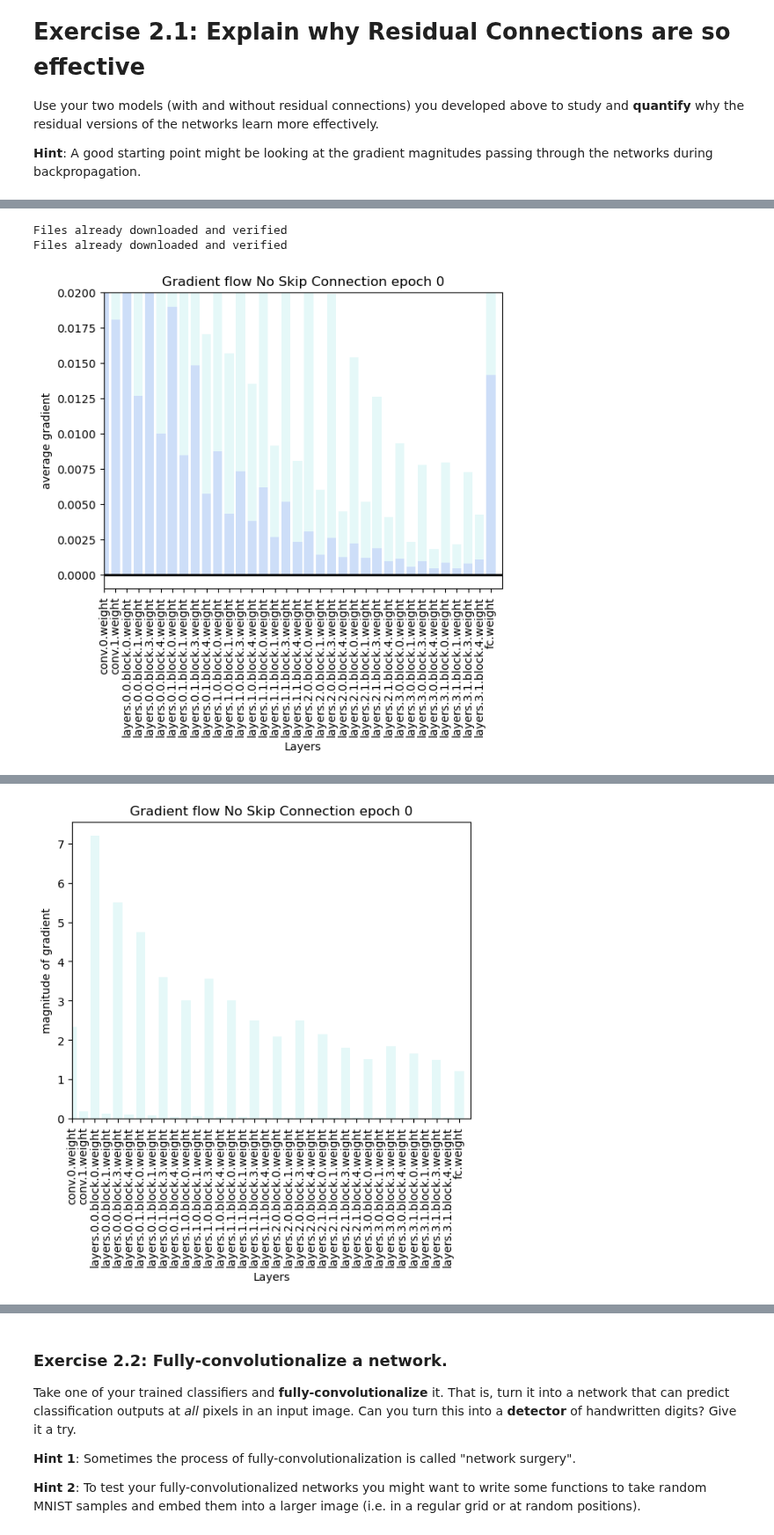
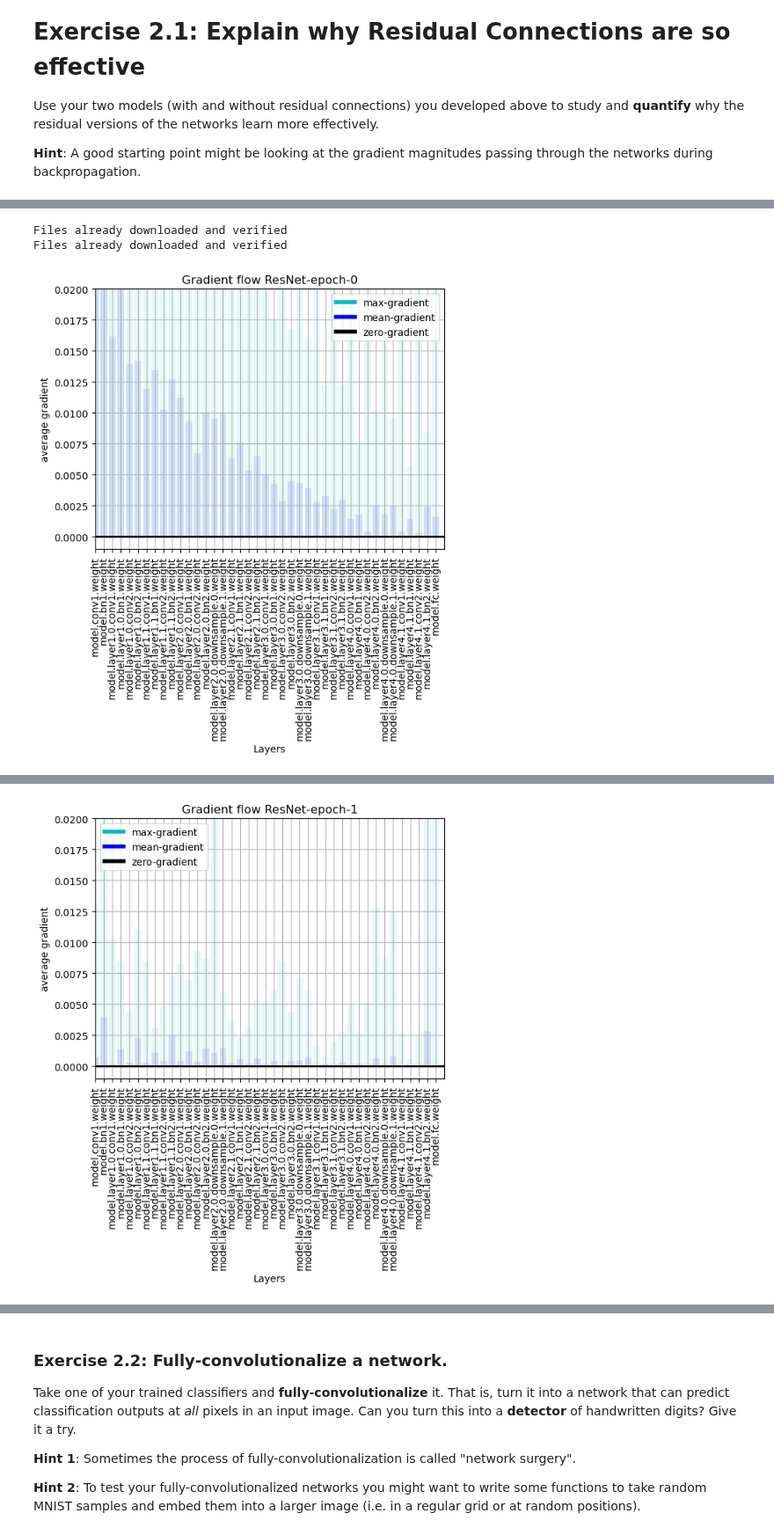
Before and after one commit to BaiardiLorenzo/DLA, a Jupyter notebook: Lab1/Lab1-CNNs-Exercise2.ipynb, the cells around one changed output, grey strips where cells are left out. Shown at 88% size. Drawn from its saved outputs; the diff is of its cells as text; code cells hidden in the pictures.

```diff
--- a/Lab1/Lab1-CNNs-Exercise2.ipynb
+++ b/Lab1/Lab1-CNNs-Exercise2.ipynb
@@ -381,50 +622,59 @@ def plot_grad_flow(named_parameters, title):
 device = torch.device("cuda:0" if torch.cuda.is_available() else "cpu")
 
 # Retrain the ResNet18 model and the CNN model for quantify the gradient vanishing problem
-notres18 = ResNet18([2, 2, 2, 2], 10, skip_connection=False).to(device)
-resnet18 = ResNet18([2, 2, 2, 2], 10).to(device)
+# resnet18 = ResNet(num_classes=10, skip_connection=True).to(device)
+# notres18 = ResNet(num_classes=10, skip_connection=False).to(device)
+resnet18 = ResNet18().to(device)
+notres18 = ResNet18NoSkip().to(device)
 
 # Dataset
 transform = transforms.Compose([
     transforms.ToTensor(),
-    transforms.Normalize( (0.4914, 0.4822, 0.4465), (0.247, 0.243, 0.261)),
+    transforms.Normalize((0.4914, 0.4822, 0.4465), (0.2023, 0.1994, 0.2010))
 ])
 
 ds_train = torchvision.datasets.CIFAR10(root='../data', train=True, download=True, transform=transform)
 ds_test = torchvision.datasets.CIFAR10(root='../data', train=False, download=True, transform=transform)
 
-batch_size = 64
+batch_size = 128
 
 dl_train = DataLoader(ds_train, batch_size=batch_size, shuffle=True)
 dl_test = DataLoader(ds_test, batch_size=batch_size, shuffle=False)
 
 # Loss and optimizer
 lr = 0.1
-opt_notres = torch.optim.Adam(notres18.parameters(), lr=lr)
-opt_resnet = torch.optim.Adam(resnet18.parameters(), lr=lr)
+opt_notres = torch.optim.SGD(notres18.parameters(), lr=lr, momentum=0.9, weight_decay=1e-4)
+opt_resnet = torch.optim.SGD(resnet18.parameters(), lr=lr, momentum=0.9, weight_decay=1e-4)
 
 def train_gradient(model, opt, epochs, title):
     model.train()
+    losses = []
     for epoch in range(epochs):
+        ls = []
         for (i, (xs, ys)) in enumerate(tqdm(dl_train, desc=f'Training epoch {epoch}', leave=True)):
             xs, ys = xs.to(device), ys.to(device)
             opt.zero_grad()
 
             outputs = model(xs)
             loss = F.cross_entropy(outputs, ys)
             loss.backward()
             opt.step()
 
+            ls.append(loss.item())
             if i == 0:
-                plot_grad_flow(model.named_parameters(), title + " epoch " + str(epoch))
+                plot_grad_flow(model.named_parameters(), title+"-epoch-"+str(epoch))
+        ls = np.mean(ls)
+        losses.append(ls)
+        print(f"Epoch {epoch}: Loss: {ls:.4f}")
 
-    plot_grad_flow(model.named_parameters(), title + " epoch " + str(epochs))
+    plot_grad_flow(model.named_parameters(), title+"-epoch-"+str(epoch))
+    return losses
 
 epochs = 10
 
-grad_hist_notres = train_gradient(notres18, opt_notres, epochs, "No Skip Connection")
-grad_hist_resnet = train_gradient(resnet18, opt_resnet, epochs, "Skip Connection")
+resnet_loss = train_gradient(resnet18, opt_resnet, epochs, "ResNet")
+notres_loss = train_gradient(notres18, opt_notres, epochs, "Not ResNet")
 # %% [output]
 Files already downloaded and verified
 Files already downloaded and verified
-[figure, old version]
+[figure, new version]
@@ -431 +682 @@ Files already downloaded and verified
-[figure, old version]
+[figure, new version]
```
Also changed, not shown: parts of 9 cells of this notebook, 1 other file.
